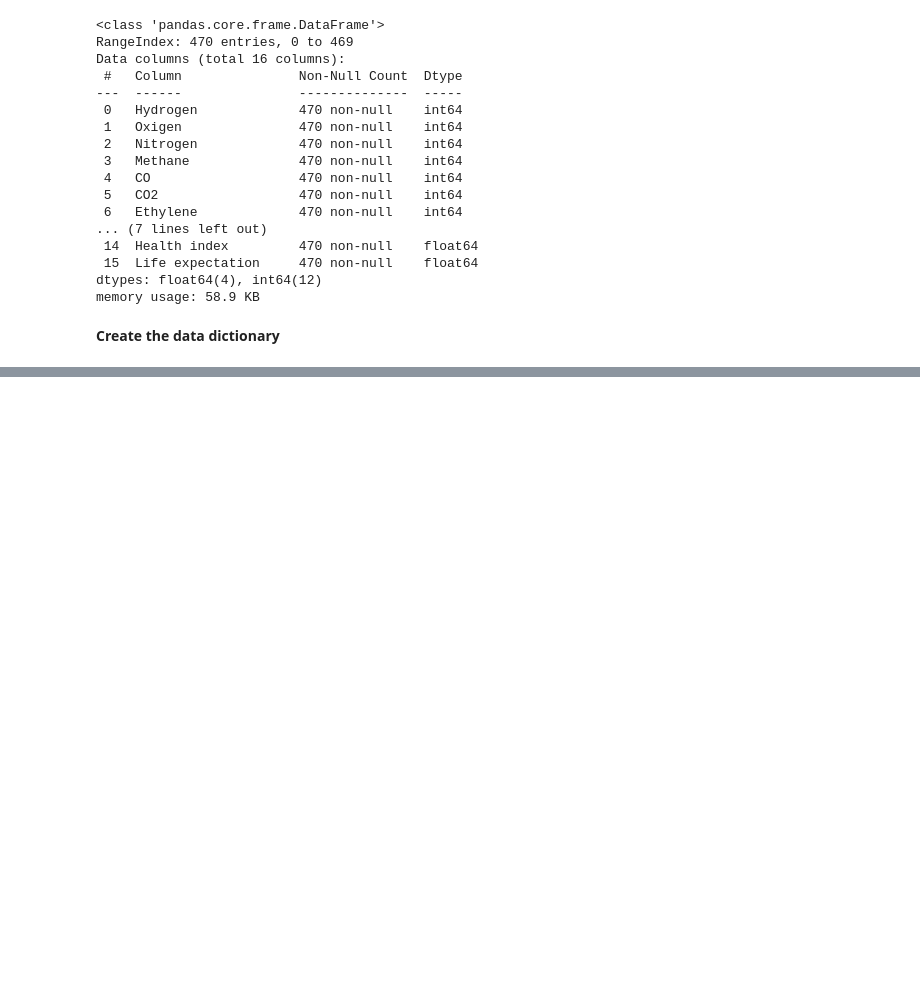
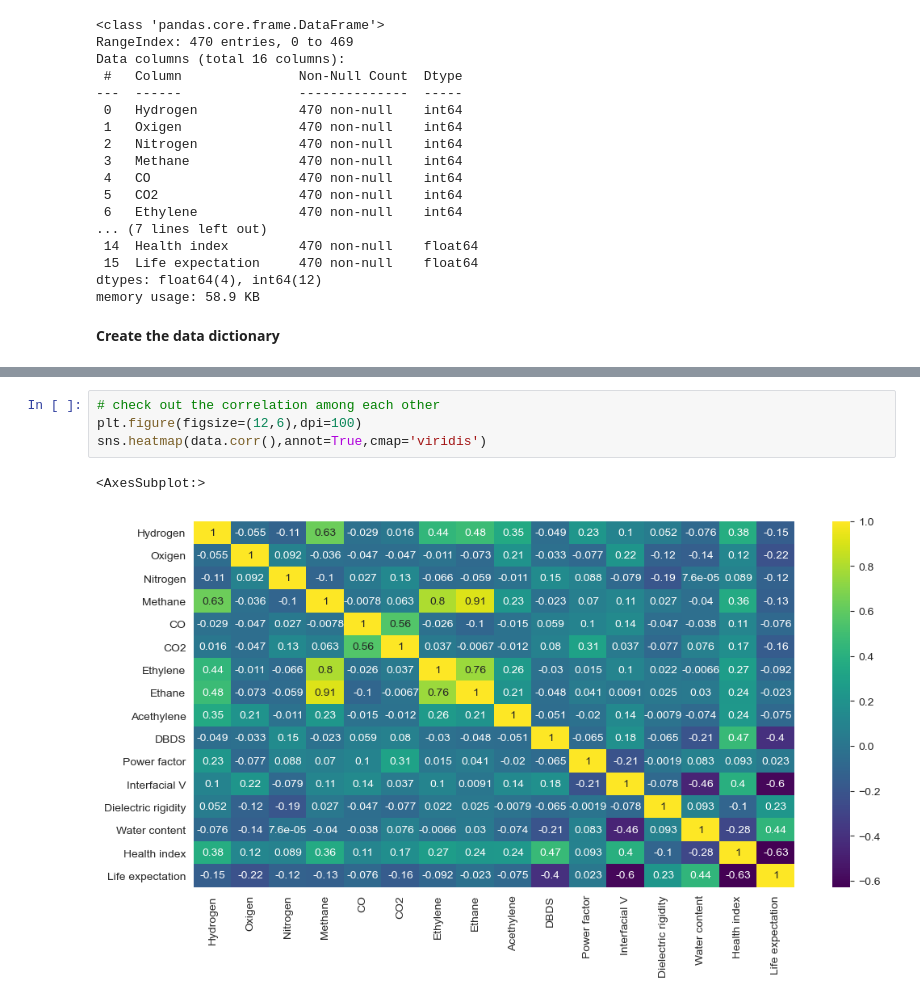
Before and after one commit to mattyjr007/Data-Science-Portfolio, a Jupyter notebook: Ikeja Electric Failure in transformer useCase-Study/failure analysis in power transformer.ipynb, the cells around one changed output, grey strips where cells are left out. Saved outputs shown, nothing was run; the diff lists cells and outputs as text; blank space fills up the shorter version.

```diff
--- a/Ikeja Electric Failure in transformer useCase-Study/failure analysis in power transformer.ipynb
+++ b/Ikeja Electric Failure in transformer useCase-Study/failure analysis in power transformer.ipynb
@@ -95,0 +139,7 @@ data_dict['Health index'] = 'Health / global state of power transformer scale 0-
+# %%
+# check out the correlation among each other
+plt.figure(figsize=(12,6),dpi=100)
+sns.heatmap(data.corr(),annot=True,cmap='viridis')
+# %% [output]
+<AxesSubplot:>
+[figure, added]
```
Also changed, not shown: parts of 20 cells of this notebook.
